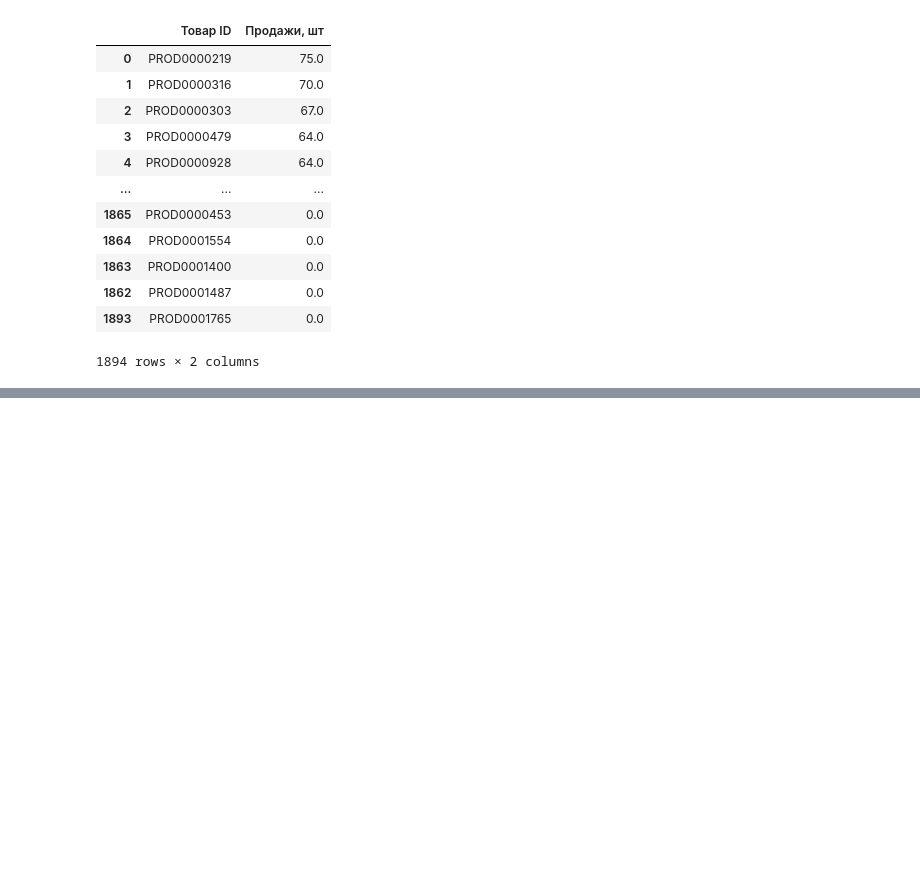
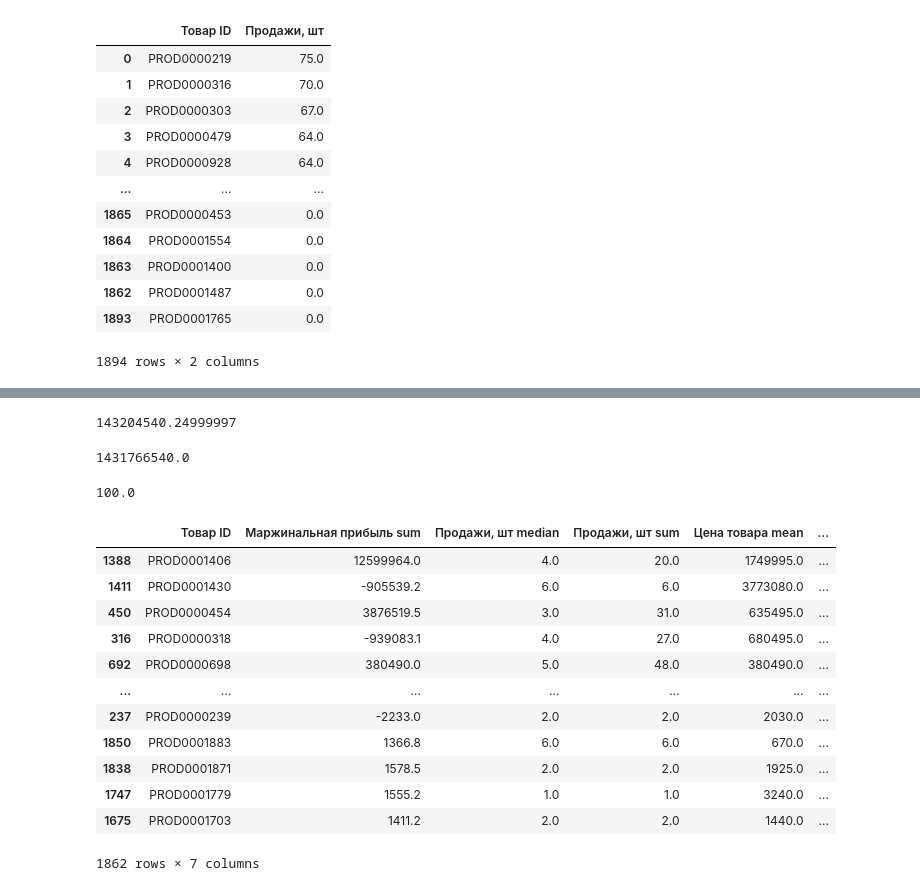
Before and after one commit to OctoBus177/Krok_data_analyses, a Jupyter notebook: all.ipynb, the cells around one changed output, grey strips where cells are left out. Drawn from its saved outputs; the diff is of its cells as text; code cells hidden in the pictures; blank space fills up the shorter version.

```diff
--- a/all.ipynb
+++ b/all.ipynb
@@ -164,0 +211,3 @@ df_working
+# %%
+new_name = df_sales_analysis.columns.map(' '.join)
+new_name
@@ -164,0 +218,4 @@ df_working
+# %%
+df_sales_analysis.columns = new_name
+df_sales_analysis.reset_index(inplace=True)
+df_sales_analysis.head()
@@ -164,0 +229,32 @@ df_working
+# %%
+df_sales_analysis['Маржинальная прибыль sum'].sum()
+# %% [output]
+143204540.24999997
+# %%
+total_sale = df_sales_analysis['Чистая продажа, руб sum'].sum()
+total_sale
+# %% [output]
+1431766540.0
+# %%
+df_sales_analysis['Доля'] = df_sales_analysis['Чистая продажа, руб sum'] / total_sale * 100
+# %%
+df_sales_analysis['Доля'].sum()
+# %% [output]
+100.0
+# %%
+df_sales_analysis.sort_values(by = ['Чистая продажа, руб sum', 'Продажи, шт median' ], ascending= False, inplace=True)
+df_sales_analysis
+# %% [output]
+|  | Товар ID | Маржинальная прибыль sum | Продажи, шт median | Продажи, шт sum | Цена товара mean | ... |
+| 1388 | PROD0001406 | 12599964.0 | 4.0 | 20.0 | 1749995.0 | ... |
+| 1411 | PROD0001430 | -905539.2 | 6.0 | 6.0 | 3773080.0 | ... |
+| 450 | PROD0000454 | 3876519.5 | 3.0 | 31.0 | 635495.0 | ... |
+| 316 | PROD0000318 | -939083.1 | 4.0 | 27.0 | 680495.0 | ... |
+| 692 | PROD0000698 | 380490.0 | 5.0 | 48.0 | 380490.0 | ... |
+| ... | ... | ... | ... | ... | ... | ... |
+| 237 | PROD0000239 | -2233.0 | 2.0 | 2.0 | 2030.0 | ... |
+| 1850 | PROD0001883 | 1366.8 | 6.0 | 6.0 | 670.0 | ... |
+| 1838 | PROD0001871 | 1578.5 | 2.0 | 2.0 | 1925.0 | ... |
+| 1747 | PROD0001779 | 1555.2 | 1.0 | 1.0 | 3240.0 | ... |
+| 1675 | PROD0001703 | 1411.2 | 2.0 | 2.0 | 1440.0 | ... |
+1862 rows × 7 columns
```
Also changed, not shown: parts of 17 cells of this notebook, 2 other files.
